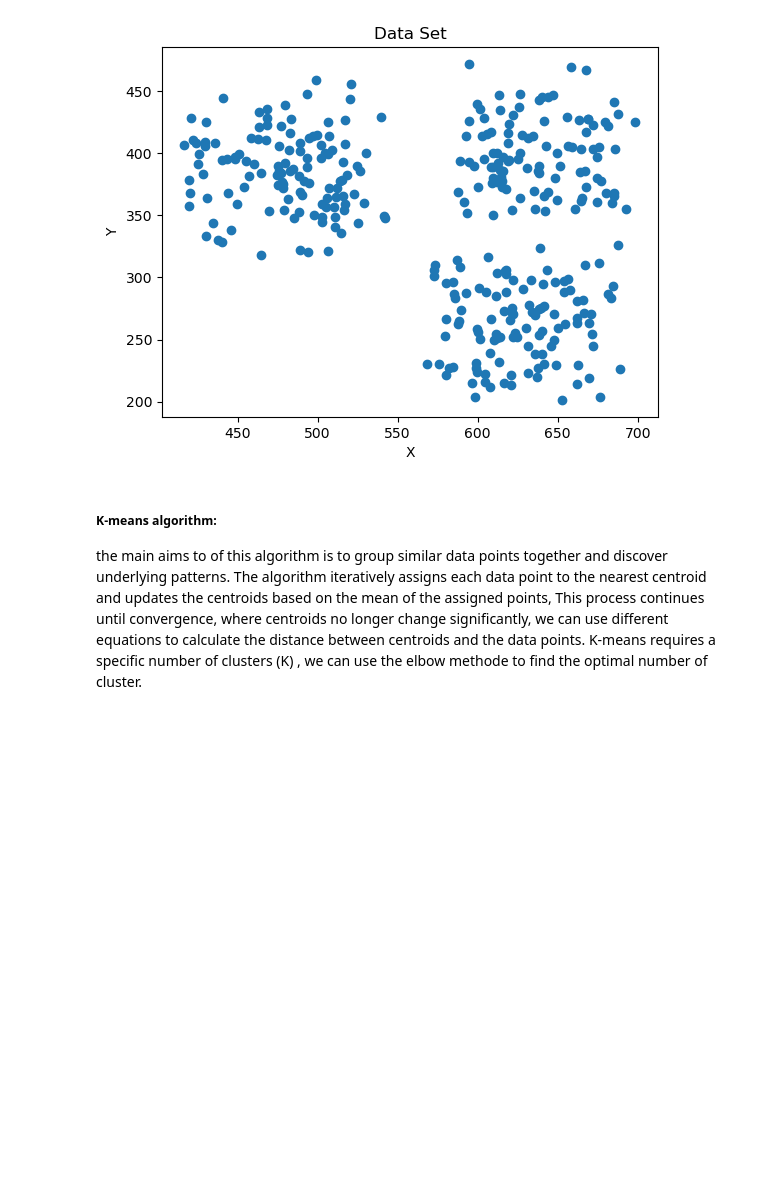
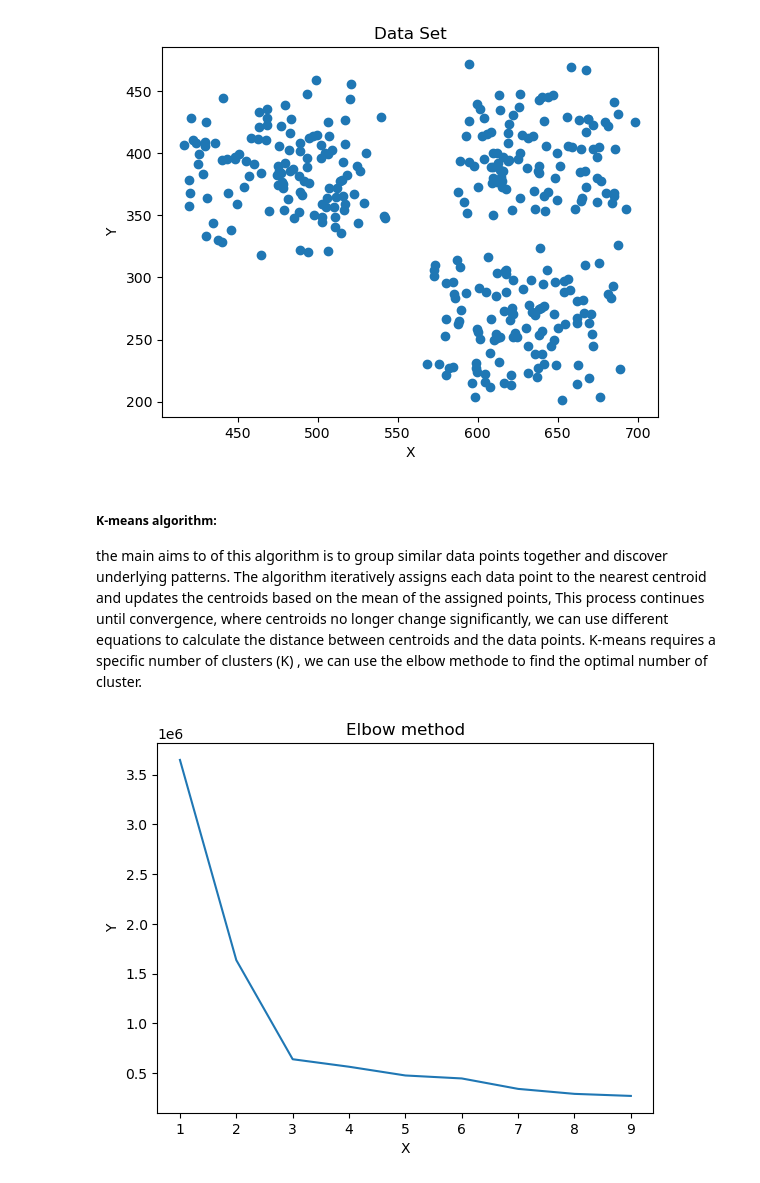
Before and after one commit to AIdjis/Clustering, a Jupyter notebook: notebooks/K-means.ipynb, the cells around one changed output. Saved outputs shown, nothing was run; the diff lists cells and outputs as text; code cells hidden in the pictures; blank space fills up the shorter version.

Commit message:
the complete guide for the Kmeans algorithm with different clustring elvalution metrices

```diff
--- a/notebooks/K-means.ipynb
+++ b/notebooks/K-means.ipynb
@@ -38,3 +38,19 @@ plt.show()
 # %% [markdown]
 ##### K-means algorithm:
 the main aims to of this algorithm is to group similar data points together and discover underlying patterns. The algorithm iteratively assigns each data point to the nearest centroid and updates the centroids based on the mean of the assigned points, This process continues until convergence, where centroids no longer change significantly, we can use different equations to calculate the distance between centroids and the data points. K-means requires a specific number of clusters (K) , we can use the elbow methode to find the optimal number of cluster.
+# %%
+# using the elbow methode to find the optimal number of cluster
+n_cluster=range(1,10)
+sse=[]
+for k in n_cluster:
+    model=KMeans(n_clusters=k)
+    model.fit(data)
+    sse.append(model.inertia_)
+# %%
+plt.plot(n_cluster,sse)
+plt.title('Elbow method')
+plt.ylabel('Y')
+plt.xlabel('X')
+plt.show()
+# %% [output]
+[figure, added]
```
Also changed, not shown: parts of 9 cells of this notebook.
